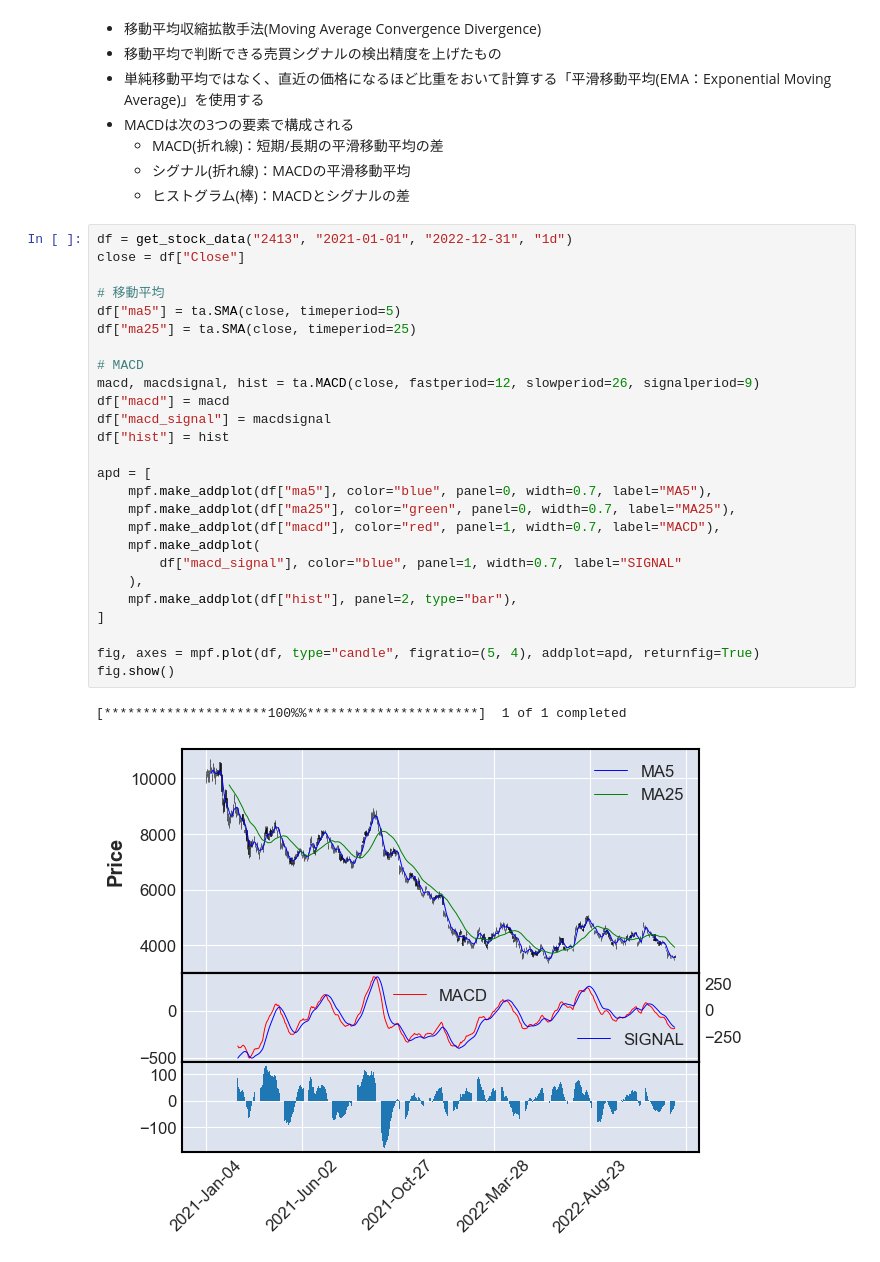
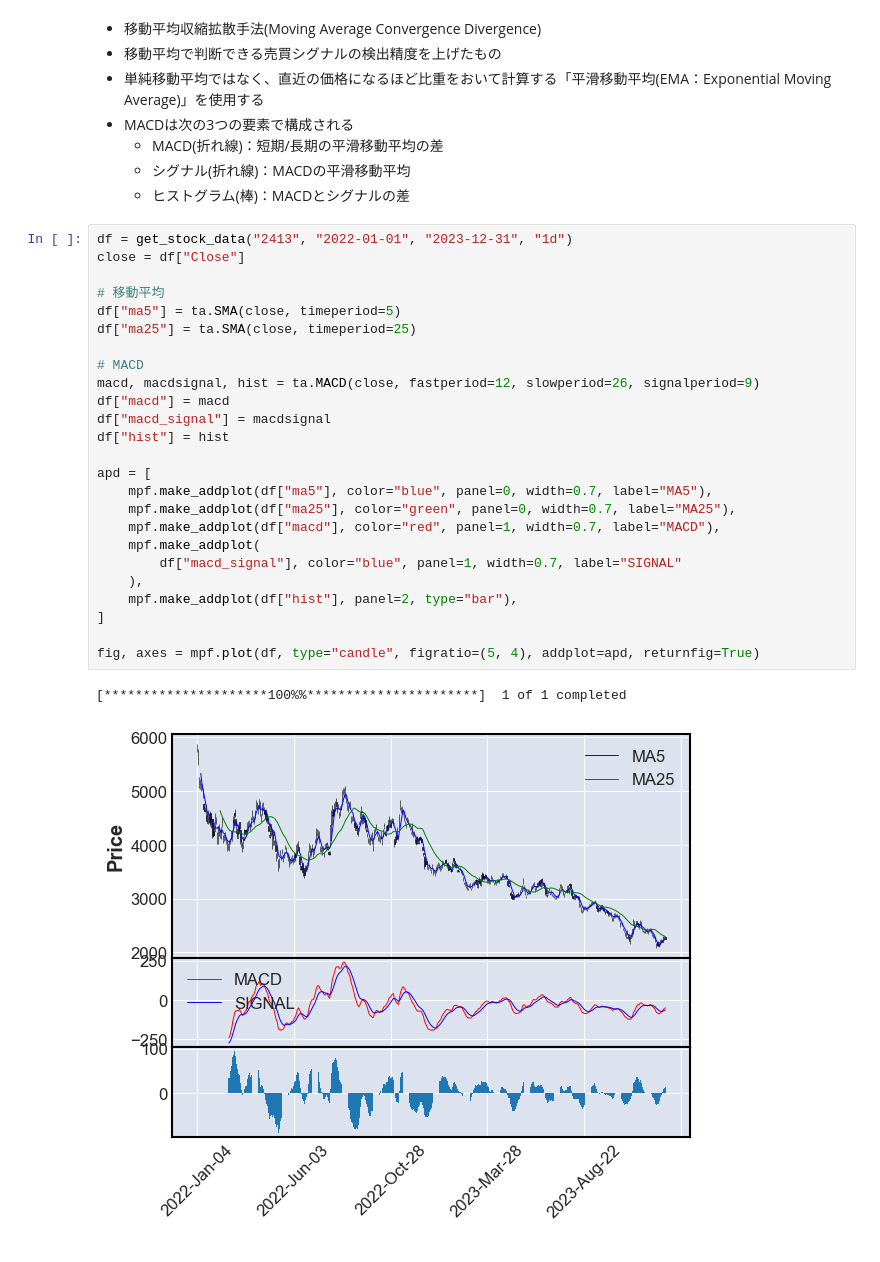
Before and after one commit to KOHTA0405/stock_price, a Jupyter notebook: stock_price.ipynb, the cells around one changed output. Saved outputs shown, nothing was run; the diff lists cells and outputs as text.

```diff
--- a/stock_price.ipynb
+++ b/stock_price.ipynb
@@ -318,31 +316,30 @@ fig.show()
   * シグナル(折れ線)：MACDの平滑移動平均
   * ヒストグラム(棒)：MACDとシグナルの差
 # %%
-df = get_stock_data("2413", "2021-01-01", "2022-12-31", "1d")
+df = get_stock_data("2413", "2022-01-01", "2023-12-31", "1d")
 close = df["Close"]
 
 # 移動平均
 df["ma5"] = ta.SMA(close, timeperiod=5)
 df["ma25"] = ta.SMA(close, timeperiod=25)
 
 # MACD
 macd, macdsignal, hist = ta.MACD(close, fastperiod=12, slowperiod=26, signalperiod=9)
 df["macd"] = macd
 df["macd_signal"] = macdsignal
 df["hist"] = hist
 
 apd = [
     mpf.make_addplot(df["ma5"], color="blue", panel=0, width=0.7, label="MA5"),
     mpf.make_addplot(df["ma25"], color="green", panel=0, width=0.7, label="MA25"),
     mpf.make_addplot(df["macd"], color="red", panel=1, width=0.7, label="MACD"),
     mpf.make_addplot(
         df["macd_signal"], color="blue", panel=1, width=0.7, label="SIGNAL"
     ),
     mpf.make_addplot(df["hist"], panel=2, type="bar"),
 ]
 
 fig, axes = mpf.plot(df, type="candle", figratio=(5, 4), addplot=apd, returnfig=True)
-fig.show()
 # %% [output]
 [*********************100%%**********************]  1 of 1 completed
-[figure, old version]
+[figure, new version]
```
Also changed, not shown: parts of 5 cells of this notebook.
